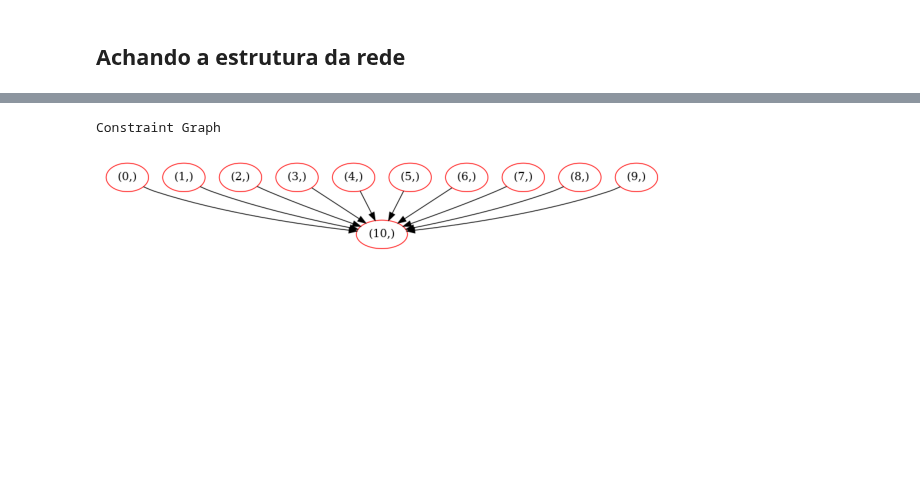
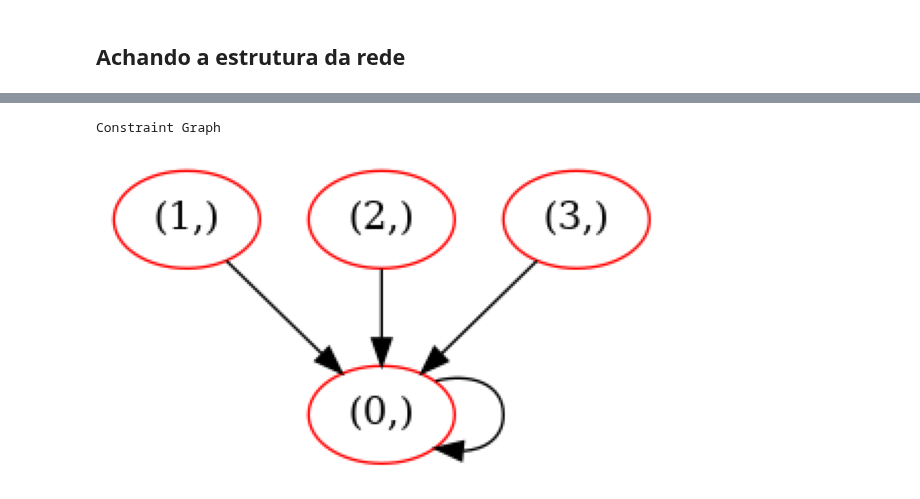
Before and after one commit to cafe-com-analytics/stock_market_index_daily_direction, a Jupyter notebook: notebooks/01_reproducing_paper_using_pomegranate.ipynb, the cells around one changed output, grey strips where cells are left out. Saved outputs shown, nothing was run; the diff lists cells and outputs as text; code cells hidden in the pictures; blank space fills up the shorter version.

Commit message:
:construction: Adapting the bayesian network.

```diff
--- a/notebooks/01_reproducing_paper_using_pomegranate.ipynb
+++ b/notebooks/01_reproducing_paper_using_pomegranate.ipynb
@@ -98,13 +85,11 @@ for i in np.arange(len(df_nikkey["2008-12-01":])):
 # %%
-X_train = df_nikkey[:"2008-11-30"]
-X_test = df_nikkey["2008-12-01":]
+X_train = df[:"2008-11-30"]
+X_test = df["2008-12-01":]
 
 print(f"""Base original: {df_nikkey.shape}
 X_train: {X_train.shape}
 X_test: {X_test.shape}\n""")
 
-X_train["rt"] = (np.log(X_train["Close"]) - np.log(X_train["Close"].shift(periods=1)))*100
-X_train = X_train[["Close", "rt"]][1:]
 X_train.head()
 # %% [output]
 Base original: (5976, 6)
@@ -140,6 +125,3 @@ plt.show();
 ### Agrupamento dos $r_{t}$
 
 **Agrupamentos uniformes**
-# %%
-X_train = binary_clustering(X_train[['rt']])
-X_train.head()
@@ -180,13 +147,3 @@ digraph G{
 
 
 Portanto, serão adicionados os seguintes atributos: **rt-1**, **rt-5** e **rt-37**, sendo que o número indica a quantidade de dias atrás que é necessário.
-# %%
-X_train = df_nikkey.loc[:"2008-11-30", ["Close"]]
-
-X_train["rt"] = (np.log(X_train["Close"]) - np.log(X_train["Close"].shift(periods=1)))*100
-X_train = create_shifted_rt(X_train, [1, 5, 37])
-X_train = binary_clustering(X_train, ["rt", "rt-1", "rt-5", "rt-37"])
-
-X_train = X_train["1985-02-22":]
-
-X_train.head(10)
@@ -249,0 +162,3 @@ Tamanho: (1000, 22)
+# %%
+lst_cluster = [column for column in df.columns if 'cluster_' in column]
+lst_cluster
@@ -250,20 +177,18 @@ Tamanho: (1000, 22)
 # %%
 a = networkx.DiGraph()
 b = lst_cluster.copy()
-b.remove('cluster_rt')
-# d = tuple([3])
-# e = tuple([4])
+# b.remove('cluster_Close')
 
 for i, item in enumerate(b):
-    a.add_edge(tuple([i]), tuple([X_train_network.columns.get_loc('cluster_rt')]))
+    a.add_edge(tuple([i]), tuple([X_train.columns.get_loc('cluster_Close')]))
 
 print("Constraint Graph")
 plt.figure(figsize=(10, 8))
 plot_networkx(a)
 plt.show()
 # %% [output]
 Constraint Graph
-[figure, old version]
+[figure, new version]
 # %%
 a = networkx.DiGraph()
 b = lst_cluster.copy()
```
Also changed, not shown: parts of 19 cells of this notebook, 2 other files.
